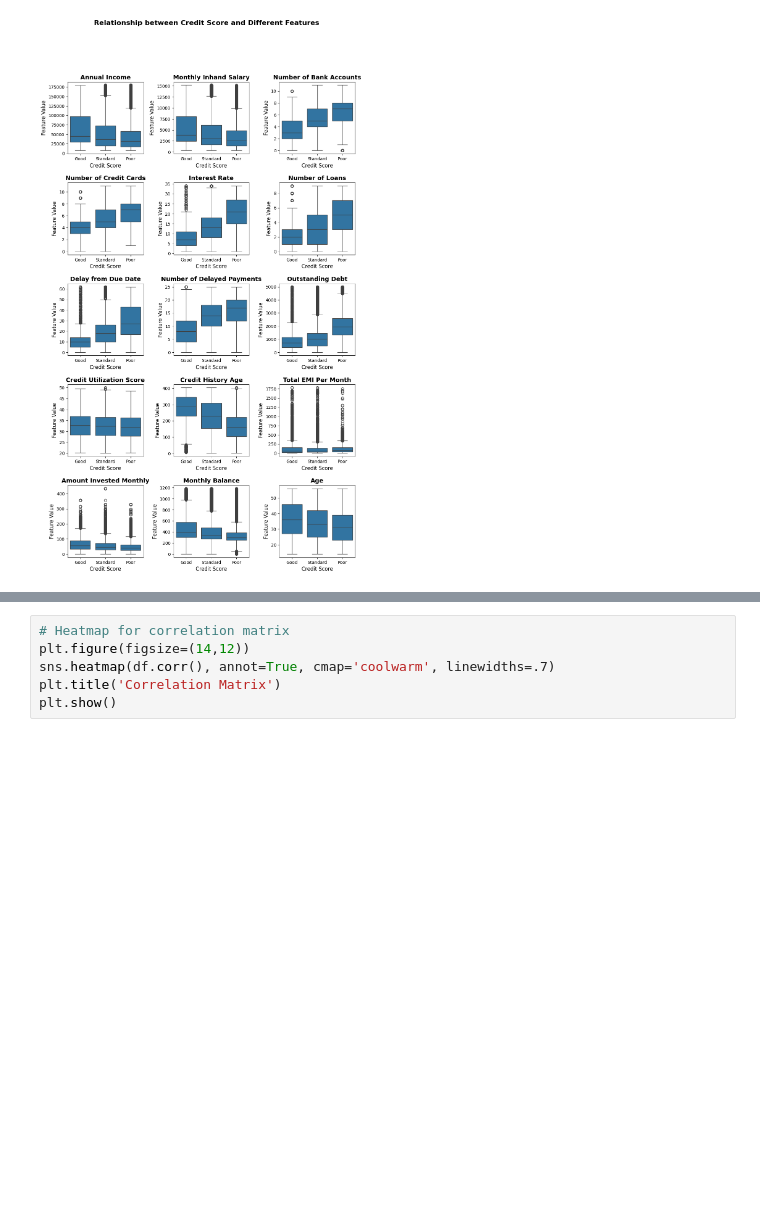
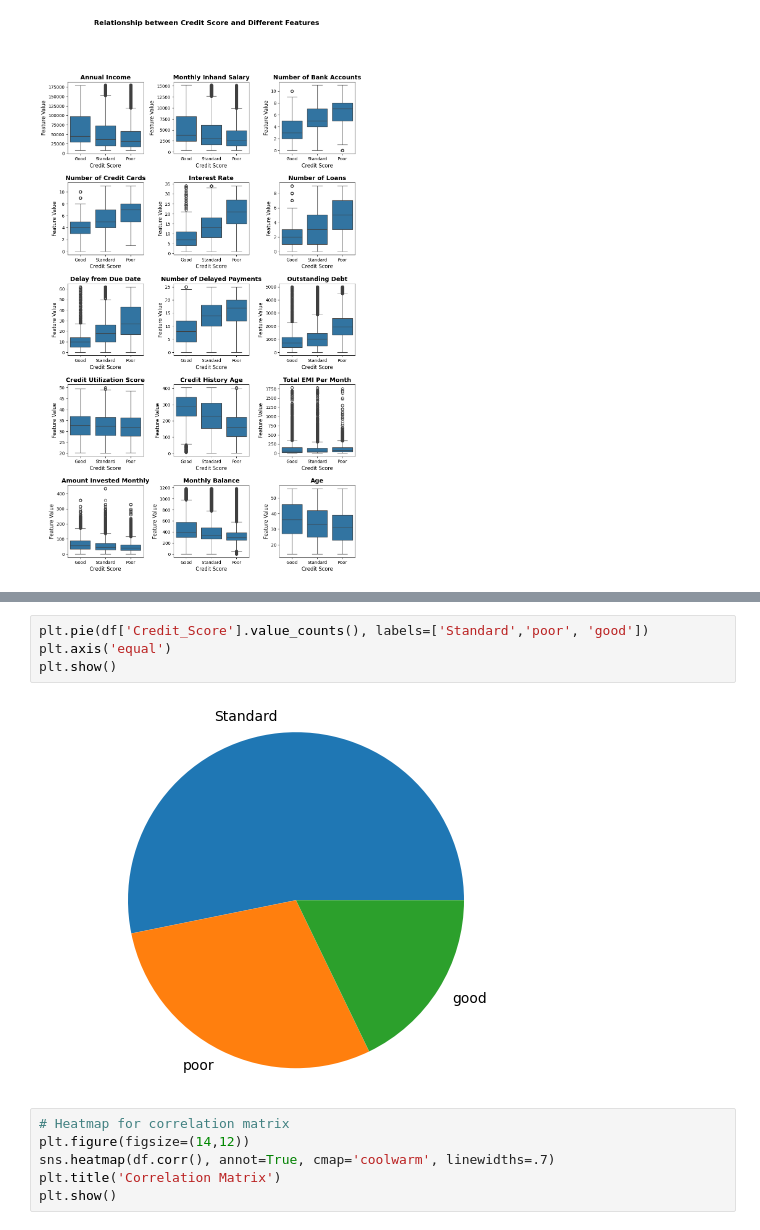
Before and after one commit to Parvathy1122/Internship_ict_acadamy, a Jupyter notebook: Internship_Parvathy.ipynb, the cells around one changed output, grey strips where cells are left out. Cells and saved outputs as stored; diff of their text form; blank space fills up the shorter version.

```diff
--- a/Internship_Parvathy.ipynb
+++ b/Internship_Parvathy.ipynb
@@ -266,3 +273,9 @@ plt.show()
+# %%
+plt.pie(df['Credit_Score'].value_counts(), labels=['Standard','poor', 'good'])
+plt.axis('equal')
+plt.show()
+# %% [output]
+[figure, added]
 # %%
 # Heatmap for correlation matrix
 plt.figure(figsize=(14,12))
```
Also changed, not shown: parts of 38 cells of this notebook.
